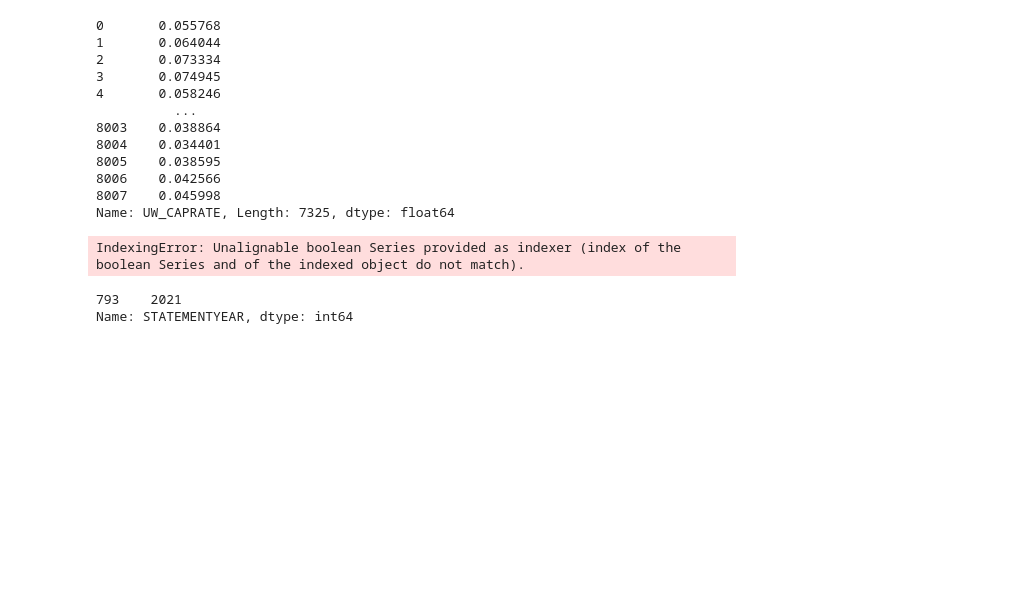
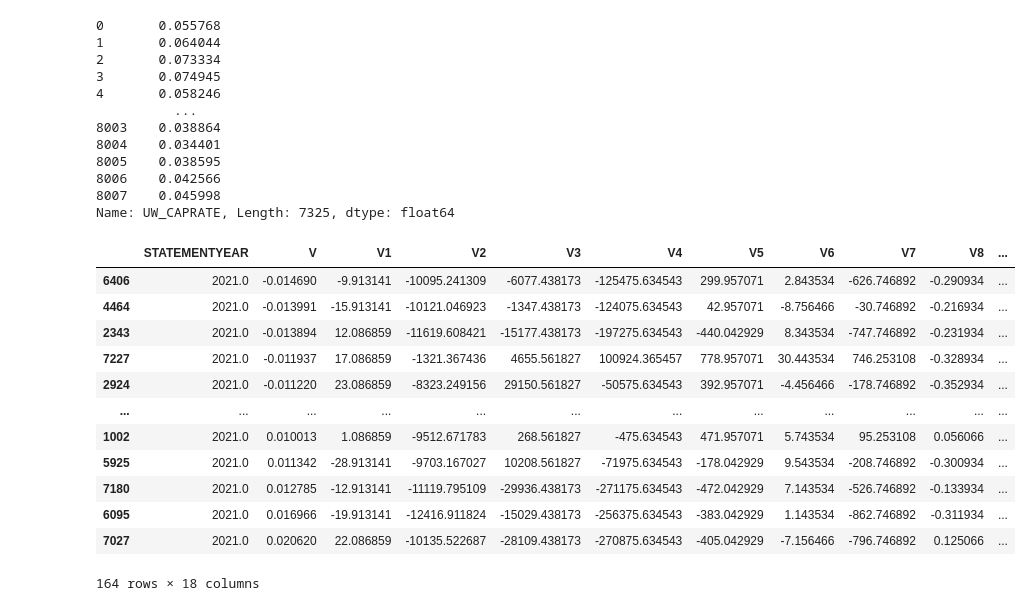
Before and after one commit to Andreprogdev/StarVal, a Jupyter notebook: INSERT_PROP_REGRESS_AVM_0/INSERT_PROP_REGRESS_AVM_0.ipynb, the cells around one changed output. Drawn from its saved outputs; the diff is of its cells as text; code cells hidden in the pictures; blank space fills up the shorter version.

```diff
--- a/INSERT_PROP_REGRESS_AVM_0/INSERT_PROP_REGRESS_AVM_0.ipynb
+++ b/INSERT_PROP_REGRESS_AVM_0/INSERT_PROP_REGRESS_AVM_0.ipynb
@@ -353,2 +368,9 @@ TUS_DF
 # %% [markdown]
 ### TEMP T0
+# %%
+#necessário fazer um broadcasted_row para que a quantidade de linhas da temp tus seja igual a quantidadede de linhas da LPLIST_AVM_DF
+broadcasted_row = pd.DataFrame([TUS_DF.iloc[0]] * len(LPLIST_AVM_DF), columns=TUS_DF.columns)
+
+#também necessário dá um reset nos index para evitar qualquer erro:
+broadcasted_row = broadcasted_row.reset_index(drop = True)
+LPLIST_AVM_DF_reset = LPLIST_AVM_DF.reset_index(drop = True)
@@ -420,36 +448,44 @@ conditions = (
 # %%
 #create temp table tus
-T = {
-    'STATEMENTYEAR': TUS_DF['STATEMENTYEAR'],
-    'V': V_T0,
-    'V1': LPLIST_AVM_DF['YearBuiltRenov'] - TUS_DF['YearBuiltRenov'],
-    'V2': LPLIST_AVM_DF['PopulationPerSqMile'] - TUS_DF['PopulationPerSqMile'],
-    'V3': LPLIST_AVM_DF['MedianHHInc'] - TUS_DF['MedianHHInc'],
-    'V4': LPLIST_AVM_DF['MedianHomeVal'] - TUS_DF['MedianHomeVal'],
-    'V5': LPLIST_AVM_DF['Median_Rent'] - TUS_DF['Median_Rent'],
-    'V6': LPLIST_AVM_DF['MedianAge'] - TUS_DF['MedianAge'],
-    'V7': LPLIST_AVM_DF['Median_Owner_Costs'] - TUS_DF['Median_Owner_Costs'],
-    'V8': LPLIST_AVM_DF['RenterPCT'] - TUS_DF['RenterPCT'],
-    'V9': LPLIST_AVM_DF['CashRentOver30PCT'] - TUS_DF['CashRentOver30PCT'],
-    'V10': LPLIST_AVM_DF['BachelorsOrMorePCT'] - TUS_DF['BachelorsOrMorePCT'],
-    'V11': LPLIST_AVM_DF['UnemploymentPCT'] - TUS_DF['UnemploymentPCT'],
-    'V13': LPLIST_AVM_DF['MngtFinancePCT'] - TUS_DF['MngtFinancePCT'],
-    'V15': LPLIST_AVM_DF['MovedIn2010orLaterPCT'] - TUS_DF['MovedIn2010orLaterPCT'],
-    'V16': LPLIST_AVM_DF['HPI_1YRCH'] - TUS_DF['HPI_1YRCH'],
-    'V35': LPLIST_AVM_DF['NumUnits'] - TUS_DF['NumUnits'],
-    'V39': LPLIST_AVM_DF['HPI_METRO_1YRCH'] - TUS_DF['HPI_METRO_1YRCH']
+T0 = {
+    'STATEMENTYEAR': broadcasted_row['STATEMENTYEAR'],
+    'V': V_T0 - broadcasted_row['V'],
+    'V1': LPLIST_AVM_DF['YearBuiltRenov'] - broadcasted_row['YearBuiltRenov'],
+    'V2': LPLIST_AVM_DF['PopulationPerSqMile'] - broadcasted_row['PopulationPerSqMile'],
+    'V3': LPLIST_AVM_DF['MedianHHInc'] - broadcasted_row['MedianHHInc'],
+    'V4': LPLIST_AVM_DF['MedianHomeVal'] - broadcasted_row['MedianHomeVal'],
+    'V5': LPLIST_AVM_DF['Median_Rent'] - broadcasted_row['Median_Rent'],
+    'V6': LPLIST_AVM_DF['MedianAge'] - broadcasted_row['MedianAge'],
+    'V7': LPLIST_AVM_DF['Median_Owner_Costs'] - broadcasted_row['Median_Owner_Costs'],
+    'V8': LPLIST_AVM_DF['RenterPCT'] - broadcasted_row['RenterPCT'],
+    'V9': LPLIST_AVM_DF['CashRentOver30PCT'] - broadcasted_row['CashRentOver30PCT'],
+    'V10': LPLIST_AVM_DF['BachelorsOrMorePCT'] - broadcasted_row['BachelorsOrMorePCT'],
+    'V11': LPLIST_AVM_DF['UnemploymentPCT'] - broadcasted_row['UnemploymentPCT'],
+    'V13': LPLIST_AVM_DF['MngtFinancePCT'] - broadcasted_row['MngtFinancePCT'],
+    'V15': LPLIST_AVM_DF['MovedIn2010orLaterPCT'] - broadcasted_row['MovedIn2010orLaterPCT'],
+    'V16': LPLIST_AVM_DF['HPI_1YRCH'] - broadcasted_row['HPI_1YRCH'],
+    'V35': LPLIST_AVM_DF['NumUnits'] - broadcasted_row['NumUnits'],
+    'V39': LPLIST_AVM_DF['HPI_METRO_1YRCH'] - broadcasted_row['HPI_METRO_1YRCH']
 }
 
-T_DF_ORIGIN = pd.DataFrame(T)
+T0_DF_ORIGIN = pd.DataFrame(T0)
 
 columns_to_select = ['STATEMENTYEAR','V','V1','V2','V3','V4','V5','V6','V7','V8','V9','V10','V11','V13','V15','V16','V35','V39']
 
-T_DF = T_DF_ORIGIN.loc[conditions, columns_to_select]
-T_DF
+T0_DF = T0_DF_ORIGIN.loc[conditions, columns_to_select].drop_duplicates().sort_values(by='V', ascending=True)
+##T_DF
+T0_DF
 # %% [output]
+|  | STATEMENTYEAR | V | V1 | V2 | V3 | V4 | V5 | V6 | V7 | V8 | ... |
+| 6406 | 2021.0 | -0.014690 | -9.913141 | -10095.241309 | -6077.438173 | -125475.634543 | 299.957071 | 2.843534 | -626.746892 | -0.290934 | ... |
+| 4464 | 2021.0 | -0.013991 | -15.913141 | -10121.046923 | -1347.438173 | -124075.634543 | 42.957071 | -8.756466 | -30.746892 | -0.216934 | ... |
+| 2343 | 2021.0 | -0.013894 | 12.086859 | -11619.608421 | -15177.438173 | -197275.634543 | -440.042929 | 8.343534 | -747.746892 | -0.231934 | ... |
+| 7227 | 2021.0 | -0.011937 | 17.086859 | -1321.367436 | 4655.561827 | 100924.365457 | 778.957071 | 30.443534 | 746.253108 | -0.328934 | ... |
+| 2924 | 2021.0 | -0.011220 | 23.086859 | -8323.249156 | 29150.561827 | -50575.634543 | 392.957071 | -4.456466 | -178.746892 | -0.352934 | ... |
+| ... | ... | ... | ... | ... | ... | ... | ... | ... | ... | ... | ... |
+| 1002 | 2021.0 | 0.010013 | 1.086859 | -9512.671783 | 268.561827 | -475.634543 | 471.957071 | 5.743534 | 95.253108 | 0.056066 | ... |
+| 5925 | 2021.0 | 0.011342 | -28.913141 | -9703.167027 | 10208.561827 | -71975.634543 | -178.042929 | 9.543534 | -208.746892 | -0.300934 | ... |
+| 7180 | 2021.0 | 0.012785 | -12.913141 | -11119.795109 | -29936.438173 | -271175.634543 | -472.042929 | 7.143534 | -526.746892 | -0.133934 | ... |
+| 6095 | 2021.0 | 0.016966 | -19.913141 | -12416.911824 | -15029.438173 | -256375.634543 | -383.042929 | 1.143534 | -862.746892 | -0.311934 | ... |
+| 7027 | 2021.0 | 0.020620 | 22.086859 | -10135.522687 | -28109.438173 | -270875.634543 | -405.042929 | -7.156466 | -796.746892 | 0.125066 | ... |
-IndexingError: Unalignable boolean Series provided as indexer (index of the boolean Series and of the indexed object do not match).
+164 rows × 18 columns
-# %%
-TUS_DF['STATEMENTYEAR']
-# %% [output]
-793    2021
-Name: STATEMENTYEAR, dtype: int64
```
Also changed, not shown: parts of 8 cells of this notebook.
